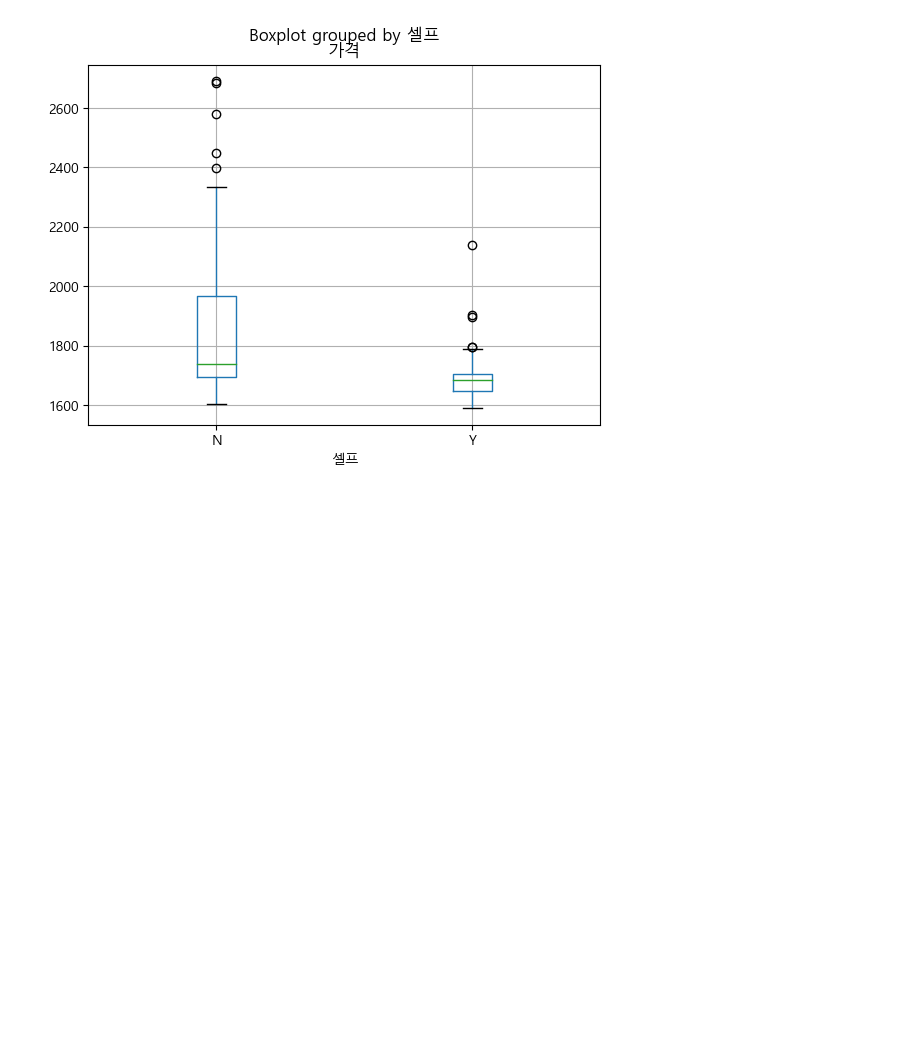
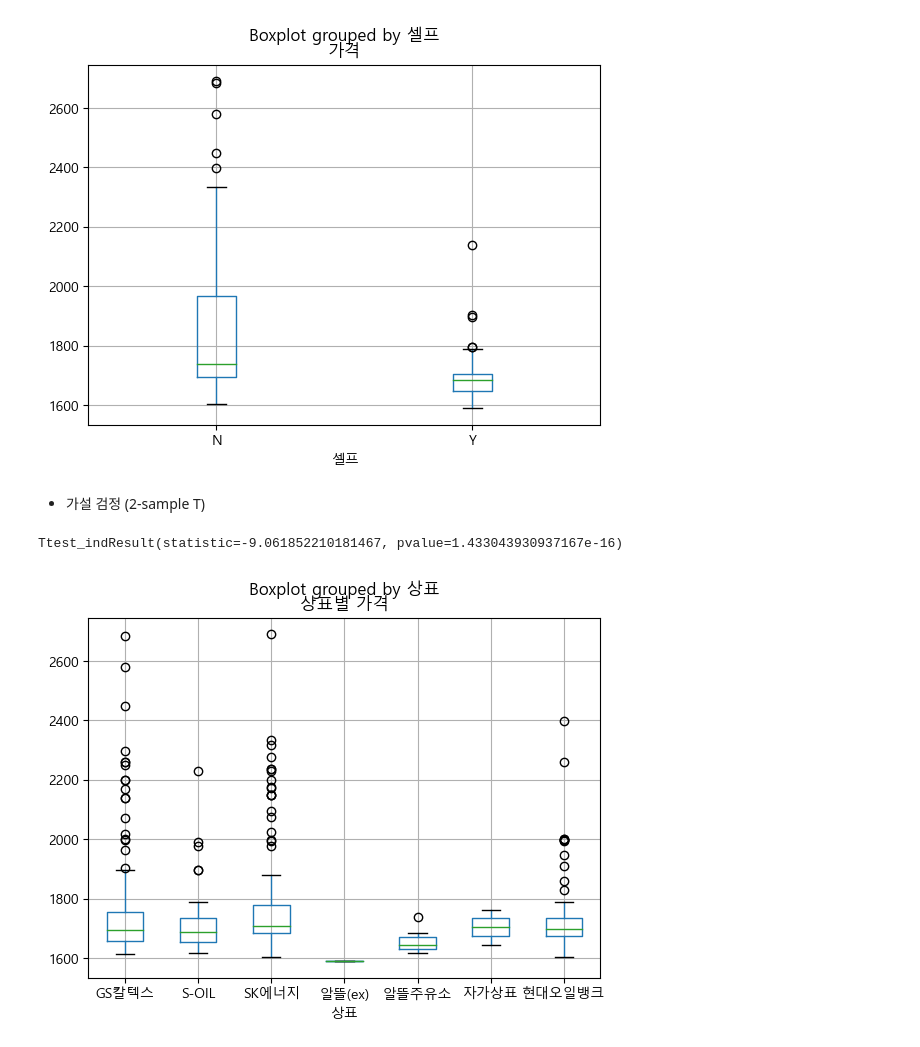
Before and after one commit to hyangshim/DataAnalysis_lecture-2023.04, a Jupyter notebook: 05.Crawling/15.Opinet.ipynb, the cells around one changed output. Cells and saved outputs as stored; diff of their text form; code cells hidden in the pictures; blank space fills up the shorter version.

```diff
--- a/05.Crawling/15.Opinet.ipynb
+++ b/05.Crawling/15.Opinet.ipynb
@@ -166,3 +167,10 @@ df.boxplot(column='가격',by='셀프')
 plt.show()
 # %% [output]
 [figure]
+# %% [markdown]
+- 가설 검정 (2-sample T)
+# %%
+import scipy as sp
+sp.stats.ttest_ind(df[df.셀프 =='Y'].가격,df[df.셀프 =='N'].가격,equal_var=False)
+# %% [output]
+Ttest_indResult(statistic=-9.061852210181467, pvalue=1.433043930937167e-16)
@@ -168,0 +181,6 @@ plt.show()
+# %%
+df.boxplot(column='가격',by='상표')
+plt.title('상표별 가격')
+plt.show()
+# %% [output]
+[figure, added]
```
Also changed, not shown: parts of 6 cells of this notebook.
